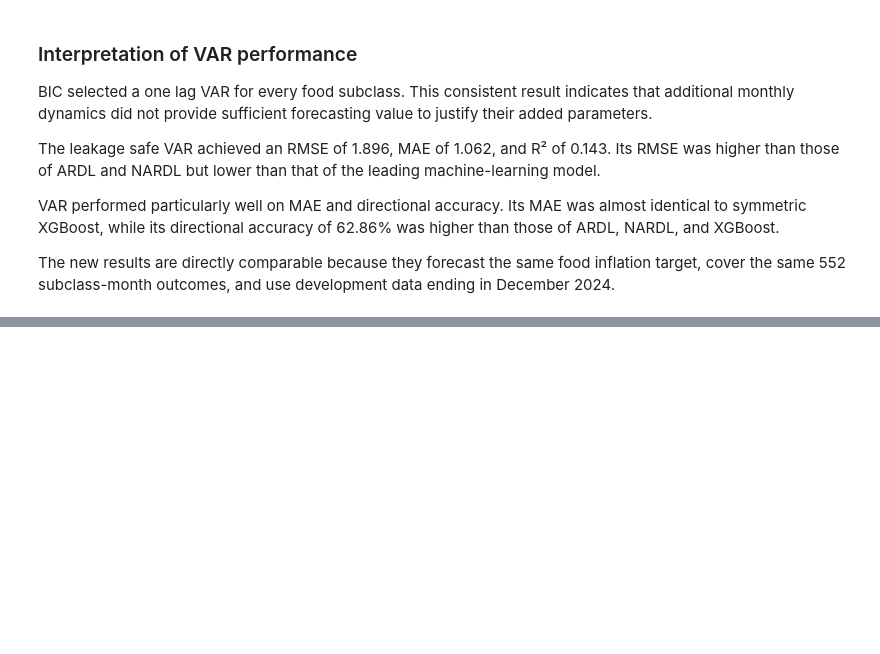
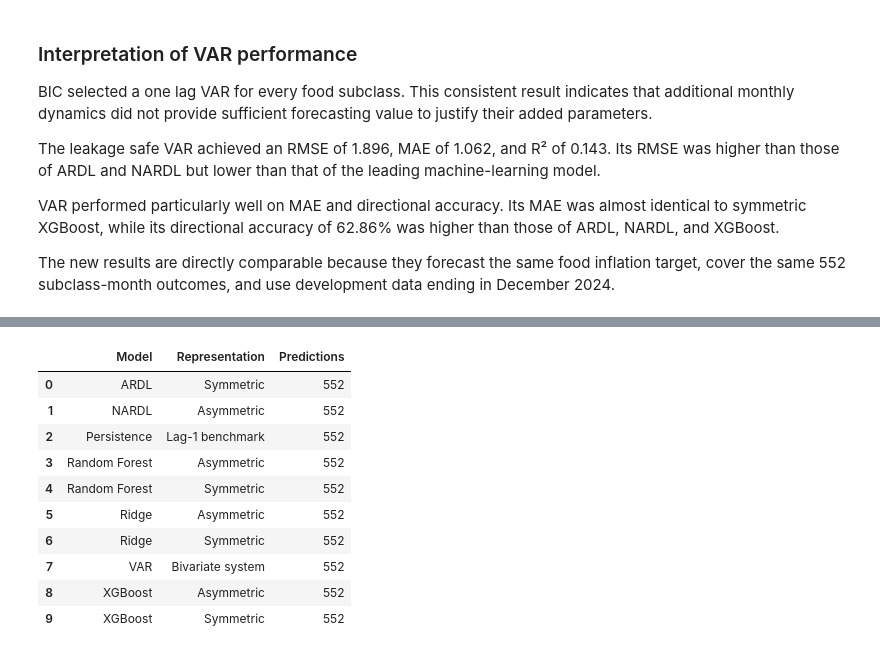
Before and after one commit to MasindiManaga/ERPT_ML_Research, a Jupyter notebook: notebooks/09_Machine_Learning_Evaluation_and_Comparison.ipynb, the cells around one changed output, grey strips where cells are left out. Cells and saved outputs as stored; diff of their text form; code cells hidden in the pictures; blank space fills up the shorter version.

```diff
--- a/notebooks/09_Machine_Learning_Evaluation_and_Comparison.ipynb
+++ b/notebooks/09_Machine_Learning_Evaluation_and_Comparison.ipynb
@@ -2210,3 +2189,80 @@ The leakage safe VAR achieved an RMSE of 1.896, MAE of 1.062, and R² of 0.143.
 VAR performed particularly well on MAE and directional accuracy. Its MAE was almost identical to symmetric XGBoost, while its directional accuracy of 62.86% was higher than those of ARDL, NARDL, and XGBoost.
 
 The new results are directly comparable because they forecast the same food inflation target, cover the same 552 subclass-month outcomes, and use development data ending in December 2024.
+# %%
+# combine all locked-test forecasts
+common_prediction_columns = (
+    identifier_columns
+    + [
+        "Model",
+        "Representation",
+        "Predicted_Food_Inflation_Pct",
+    ]
+)
+
+all_test_predictions = pd.concat(
+    [
+        ml_test_predictions[common_prediction_columns],
+        econometric_test_predictions[
+            common_prediction_columns
+        ],
+        var_test_predictions[common_prediction_columns],
+    ],
+    ignore_index=True,
+)
+
+all_prediction_counts = (
+    all_test_predictions.groupby(
+        ["Model", "Representation"],
+        as_index=False,
+    )
+    .size()
+    .rename(columns={"size": "Predictions"})
+)
+
+combined_forecast_checks = pd.DataFrame(
+    {
+        "Check": [
+            "Ten forecast variants are present",
+            "Every variant has 552 predictions",
+            "Combined table contains 5,520 rows",
+            "Predictions contain no missing values",
+            "Predictions are finite",
+            "Prediction records are unique",
+        ],
+        "Passed": [
+            len(all_prediction_counts) == 10,
+            all_prediction_counts[
+                "Predictions"
+            ].eq(552).all(),
+            len(all_test_predictions) == 10 * 552,
+            not all_test_predictions[
+                "Predicted_Food_Inflation_Pct"
+            ].isna().any(),
+            np.isfinite(
+                all_test_predictions[
+                    "Predicted_Food_Inflation_Pct"
+                ]
+            ).all(),
+            not all_test_predictions.duplicated(
+                prediction_identifier_columns
+            ).any(),
+        ],
+    }
+)
+
+all_forecast_evaluation_data = all_test_predictions.merge(
+    test_actuals,
+    on=identifier_columns,
+    how="left",
+    validate="many_to_one",
+)
+
+display(combined_forecast_checks)
+display(all_prediction_counts)
+
+print(
+    "All combined forecast checks passed:",
+    bool(combined_forecast_checks["Passed"].all()),
+)
+# %% [output]
@@ -2212,0 +2276,11 @@ The new results are directly comparable because they forecast the same food infl
+|  | Model | Representation | Predictions |
+| 0 | ARDL | Symmetric | 552 |
+| 1 | NARDL | Asymmetric | 552 |
+| 2 | Persistence | Lag-1 benchmark | 552 |
+| 3 | Random Forest | Asymmetric | 552 |
+| 4 | Random Forest | Symmetric | 552 |
+| 5 | Ridge | Asymmetric | 552 |
+| 6 | Ridge | Symmetric | 552 |
+| 7 | VAR | Bivariate system | 552 |
+| 8 | XGBoost | Asymmetric | 552 |
+| 9 | XGBoost | Symmetric | 552 |
```
Also changed, not shown: parts of 17 cells of this notebook.
